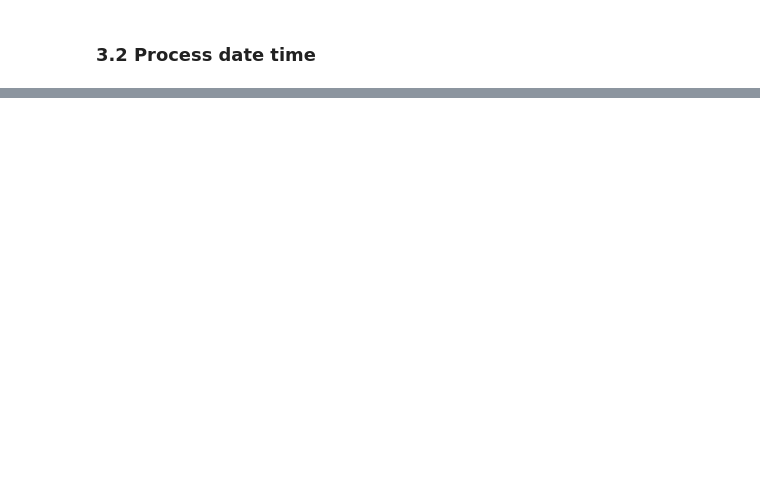
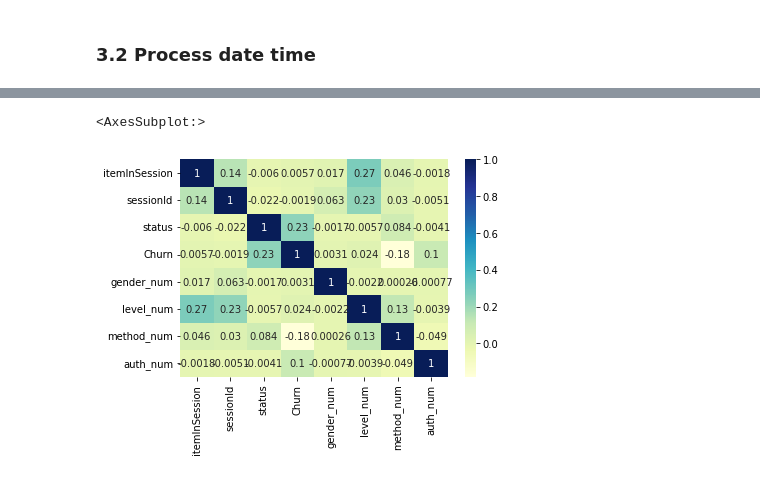
Before and after one commit to AlexWangVT/sparkify_capstone, a Jupyter notebook: Sparkify.ipynb, the cells around one changed output, grey strips where cells are left out. Saved outputs shown, nothing was run; the diff lists cells and outputs as text; code cells hidden in the pictures; blank space fills up the shorter version.

```diff
--- a/Sparkify.ipynb
+++ b/Sparkify.ipynb
@@ -403,0 +427,4 @@ df.select(dayofweek('dt').alias('day')).show()
+# %%
+df_cleaned = df_cleaned.withColumn('gender_num', when(df_cleaned.gender == 'M', 1).otherwise(0)).drop('gender')
+df_cleaned = df_cleaned.withColumn('level_num', when(df_cleaned.level == 'paid', 1).otherwise(0)).drop('level')
+df_cleaned = df_cleaned.withColumn('method_num', when(df_cleaned.method == 'PUT', 1).otherwise(0)).drop('method', 'ts')
@@ -403,0 +450,3 @@ df.select(dayofweek('dt').alias('day')).show()
+# %%
+df_cleaned = df_cleaned.withColumn('auth_num', when(df_cleaned.auth == 'Cancelled', 1).otherwise(0)).drop('auth')
+df_cleaned.show()
@@ -403,0 +472,3 @@ df.select(dayofweek('dt').alias('day')).show()
+# %%
+df_cleaned_ps = ps.DataFrame(df_cleaned)
+df_cleaned_ps.head()
@@ -403,0 +482,6 @@ df.select(dayofweek('dt').alias('day')).show()
+# %%
+data_corr = df_cleaned_ps.corr().to_pandas()
+sns.heatmap(data_corr, cmap="YlGnBu", annot=True, xticklabels=True)
+# %% [output]
+<AxesSubplot:>
+[figure, added]
```
Also changed, not shown: parts of 14 cells of this notebook.
